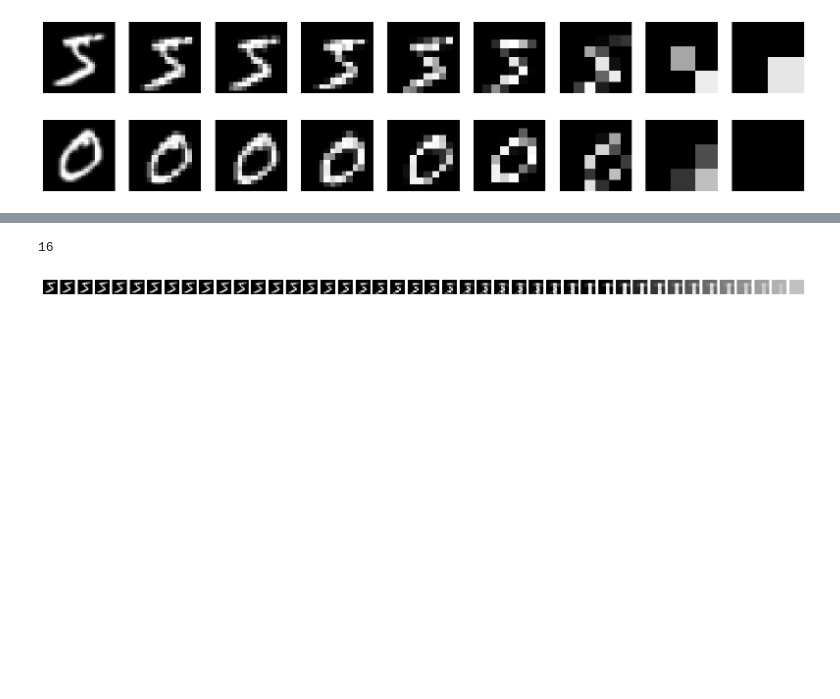
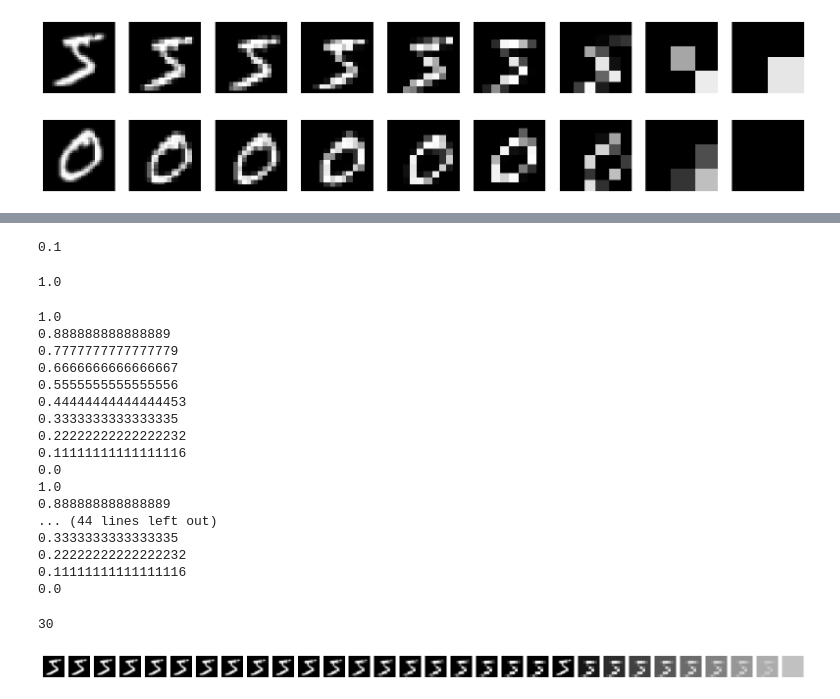
Before and after one commit to christianjensen2903/MNISTDiffusion, a Jupyter notebook: cold.ipynb, the cells around one changed output, grey strips where cells are left out. Saved outputs shown, nothing was run; the diff lists cells and outputs as text; code cells hidden in the pictures; blank space fills up the shorter version.

```diff
--- a/cold.ipynb
+++ b/cold.ipynb
@@ -67,8 +59,17 @@ T
-# %%
-32 // (2 ** (0
-             ))
-# %% [output]
-16
+# %%
+n_between = 10
+t = 10
+((n_between - t + 1) % (n_between + 1)) / (
+            n_between
+        )
+# %% [output]
+0.1
+# %%
+n_between = 5
+t = 1
+-1/(n_between - 1) * t + n_between/(n_between-1)
+# %% [output]
+1.0
 # %%
 class Pixelate:
     def __init__(self, n_between: int = 1):
@@ -82,10 +83,10 @@ class Pixelate:
         """
         size = image_size
         count = 0
-        while size >= 4:
+        while size > 4:
             count += 1
             size //= 2
-        return count * (self.n_between + 1) - 1
+        return count * self.n_between
 
     def set_to_random_grey(self, images: torch.Tensor, seed: int = None):
         if seed is not None:
@@ -104,48 +105,68 @@ class Pixelate:
         if isinstance(t, torch.Tensor):
             t = t.item()
         image_size = images.shape[-1]
 
         from_index = t // (self.n_between + 1)
-        interpolation = ((self.n_between - t) % (self.n_between + 1)) / (
-            self.n_between + 1
-        )
+        current_level = (t - 1) // self.n_between  # Find out which segment t is in
+        relative_t = t - current_level * self.n_between  # Position of t within that segment
+
+        interpolation = -1 / (self.n_between - 1) * relative_t + self.n_between / (self.n_between-1)
 
         from_size = image_size // (2 ** (from_index + 1))
 
-        if from_size < 4:
+        if from_size <= 4:
             from_images = self.set_to_random_grey(images, seed)
         else:
             from_transform = transforms.Compose(
                 [
                     transforms.Resize(from_size, self.interpolation),
                     transforms.Resize(image_size, self.interpolation),
                 ]
             )
             from_images = from_transform(images)
 
-        if interpolation == 0:
-            return from_images
-        else:
-            to_size = image_size // (2 ** (from_index))
+        to_size = image_size // (2 ** (from_index))
 
-            to_transform = transforms.Compose(
-                [
-                    transforms.Resize(to_size, self.interpolation),
-                    transforms.Resize(image_size, self.interpolation),
-                ]
-            )
+        to_transform = transforms.Compose(
+            [
+                transforms.Resize(to_size, self.interpolation),
+                transforms.Resize(image_size, self.interpolation),
+            ]
+        )
 
-            to_images = to_transform(images)
+        to_images = to_transform(images)
 
-            return (1 - interpolation) * from_images + interpolation * to_images
+        return (1 - interpolation) * from_images + interpolation * to_images
 
 pixelate = Pixelate(10)
 
 T = pixelate.calculate_T(32)
 
 for i in range(1):
     showImageList([
-        pixelate(train_dataset[i][0], t, seed=1) for t in range(0, T + 1)
+        pixelate(train_dataset[i][0], t, seed=1) for t in range(1, T + 1)
     ])
+
+len([
+        pixelate(train_dataset[0][0], t, seed=1) for t in range(1, T + 1)
+    ])
 # %% [output]
+1.0
+0.888888888888889
+0.7777777777777779
+0.6666666666666667
+0.5555555555555556
+0.44444444444444453
+0.3333333333333335
+0.22222222222222232
+0.11111111111111116
+0.0
+1.0
+0.888888888888889
+... (44 lines left out)
+0.3333333333333335
+0.22222222222222232
+0.11111111111111116
+0.0
+30
-[figure, old version]
+[figure, new version]
```
Also changed, not shown: parts of 4 cells of this notebook, 3 other files.
